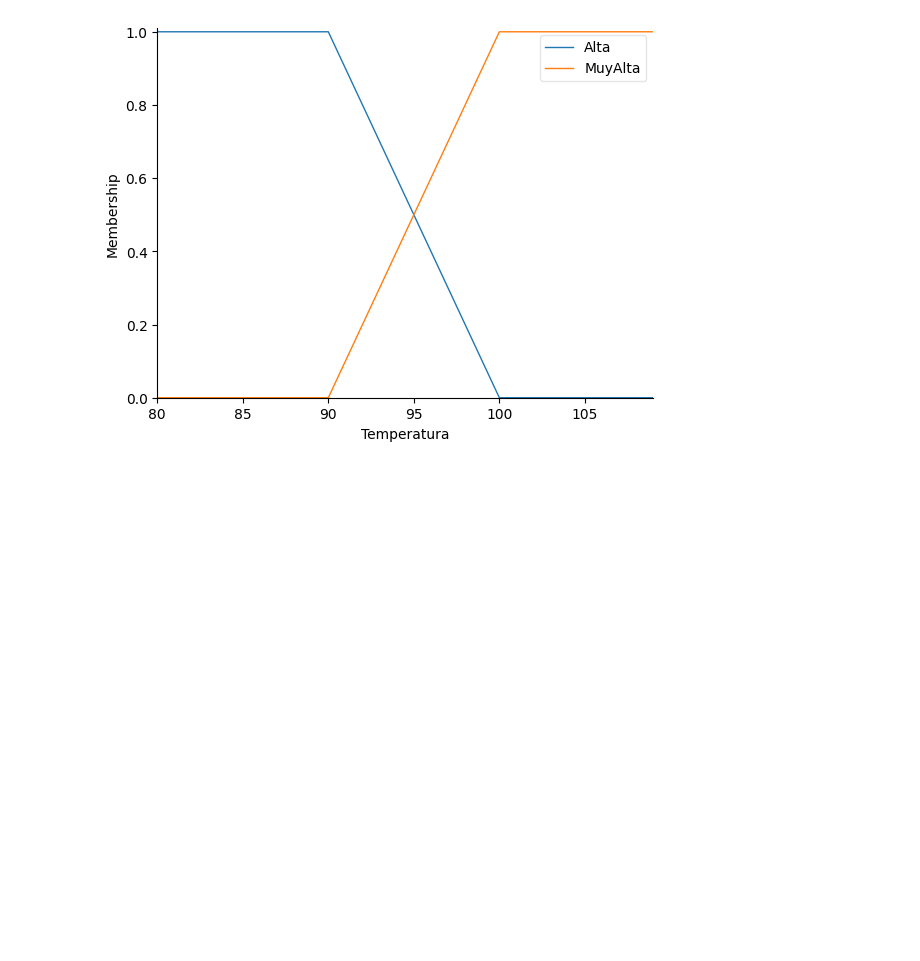
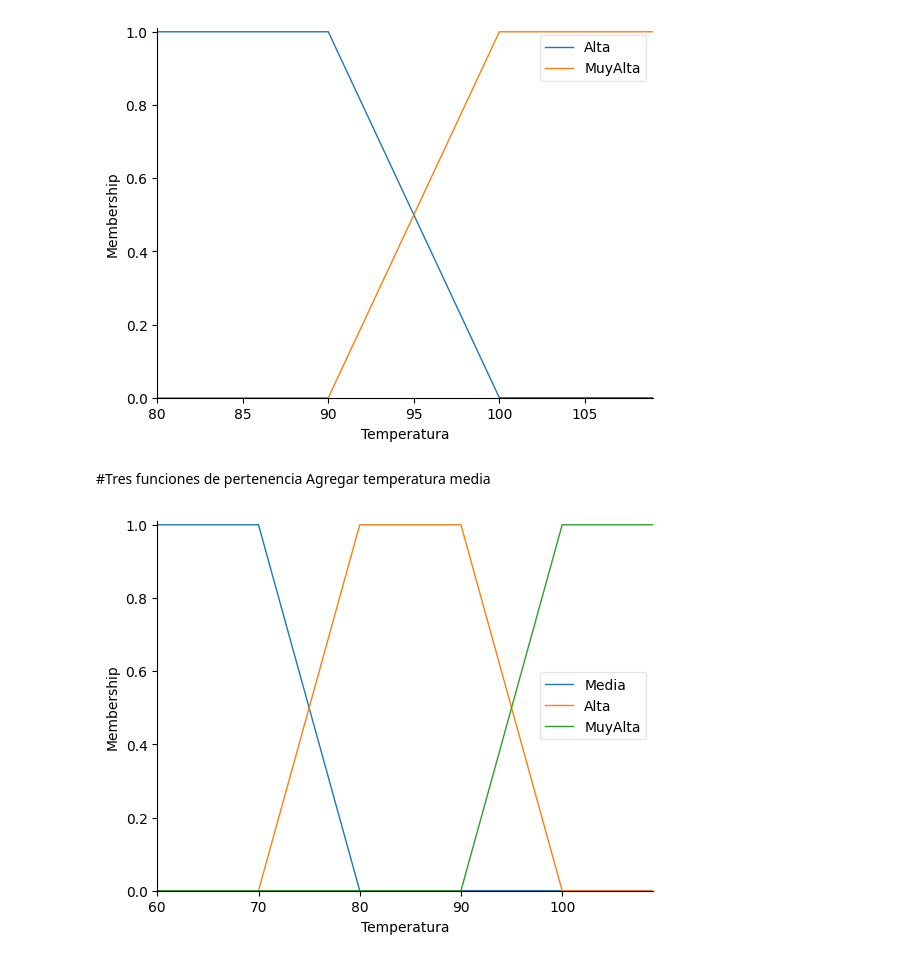
Before and after one commit to ACTwoSeven/iausta, a Jupyter notebook: fuzzy/S1_C2_FUZZ.ipynb, the cells around one changed output. Drawn from its saved outputs; the diff is of its cells as text; code cells hidden in the pictures; blank space fills up the shorter version.

```diff
--- a/fuzzy/S1_C2_FUZZ.ipynb
+++ b/fuzzy/S1_C2_FUZZ.ipynb
@@ -25,3 +25,14 @@ temp['MuyAlta']=fuzz.trapmf(temp.universe, [90, 100, 110,110])
 temp.view()
 # %% [output]
 [figure]
+# %% [markdown]
+#Tres funciones de pertenencia
+Agregar temperatura media
+# %%
+temp = ctrl.Antecedent(np.arange(60, 110, 1), 'Temperatura')
+temp['Media']=fuzz.trapmf(temp.universe, [60, 60, 70, 80])
+temp['Alta']=fuzz.trapmf(temp.universe, [70, 80, 90, 100])
+temp['MuyAlta']=fuzz.trapmf(temp.universe, [90, 100, 110,110])
+temp.view()
+# %% [output]
+[figure, added]
```
